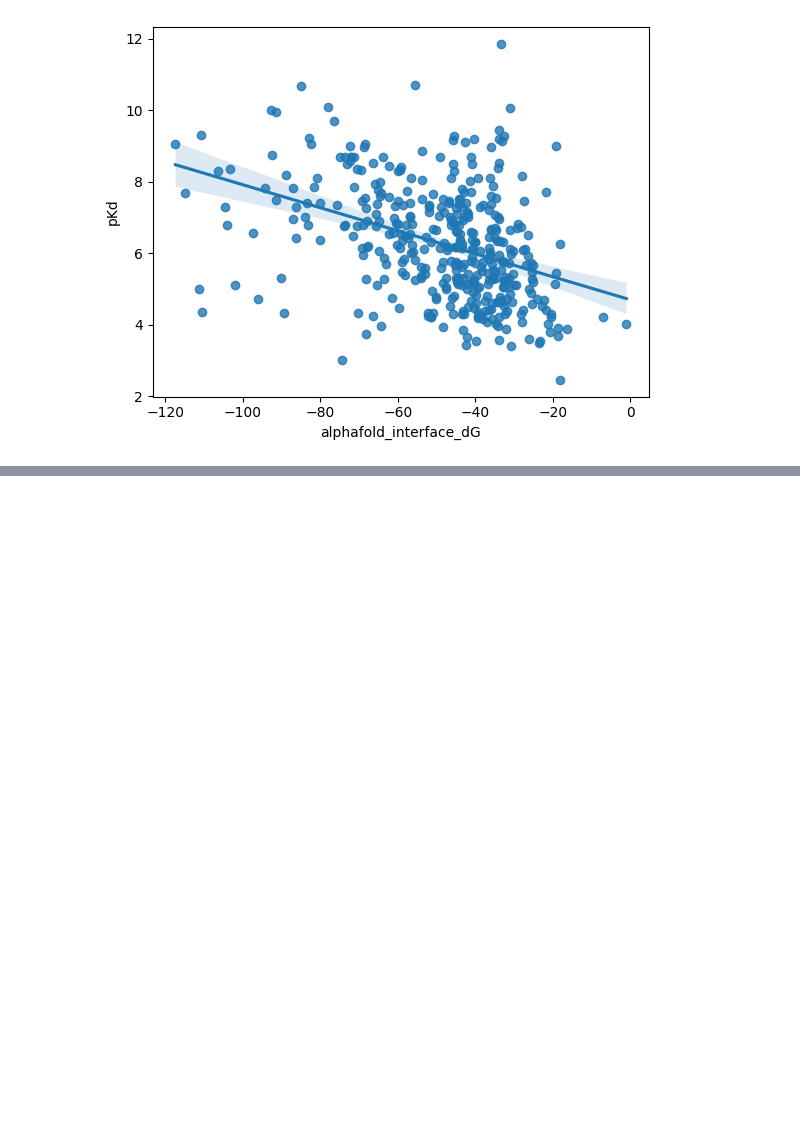
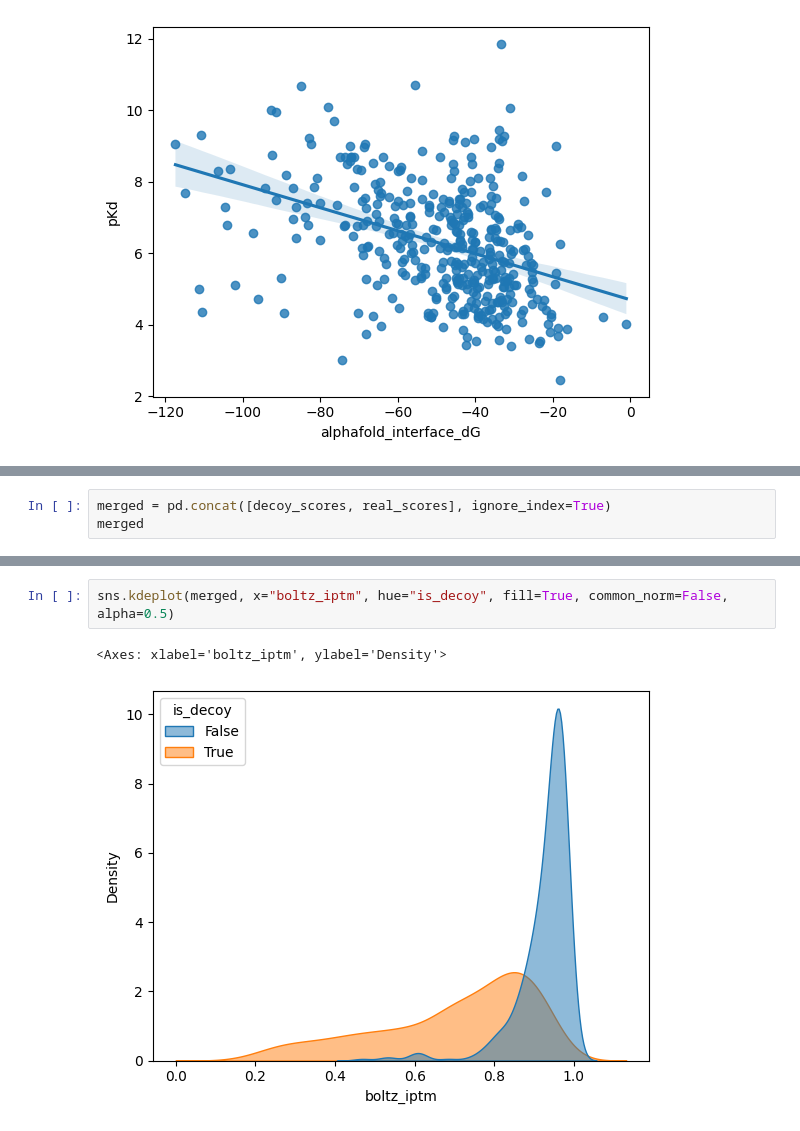
Before and after one commit to ErikHartman/PepBind, a Jupyter notebook: src/binding_score_function/notebooks/analysis_v2.ipynb, the cells around one changed output, grey strips where cells are left out. Saved outputs shown, nothing was run; the diff lists cells and outputs as text; blank space fills up the shorter version.

```diff
--- a/src/binding_score_function/notebooks/analysis_v2.ipynb
+++ b/src/binding_score_function/notebooks/analysis_v2.ipynb
@@ -139,0 +141,3 @@ sns.regplot(data=real_scores, x="boltz_ipsae_min", y="boltz_peptide_plddt")
+# %%
+merged = pd.concat([decoy_scores, real_scores], ignore_index=True)
+merged
@@ -139,0 +178,5 @@ sns.regplot(data=real_scores, x="boltz_ipsae_min", y="boltz_peptide_plddt")
+# %%
+sns.kdeplot(merged, x="boltz_iptm", hue="is_decoy", fill=True, common_norm=False, alpha=0.5)
+# %% [output]
+<Axes: xlabel='boltz_iptm', ylabel='Density'>
+[figure, added]
```
Also changed, not shown: parts of 8 cells of this notebook, 56 other files.
